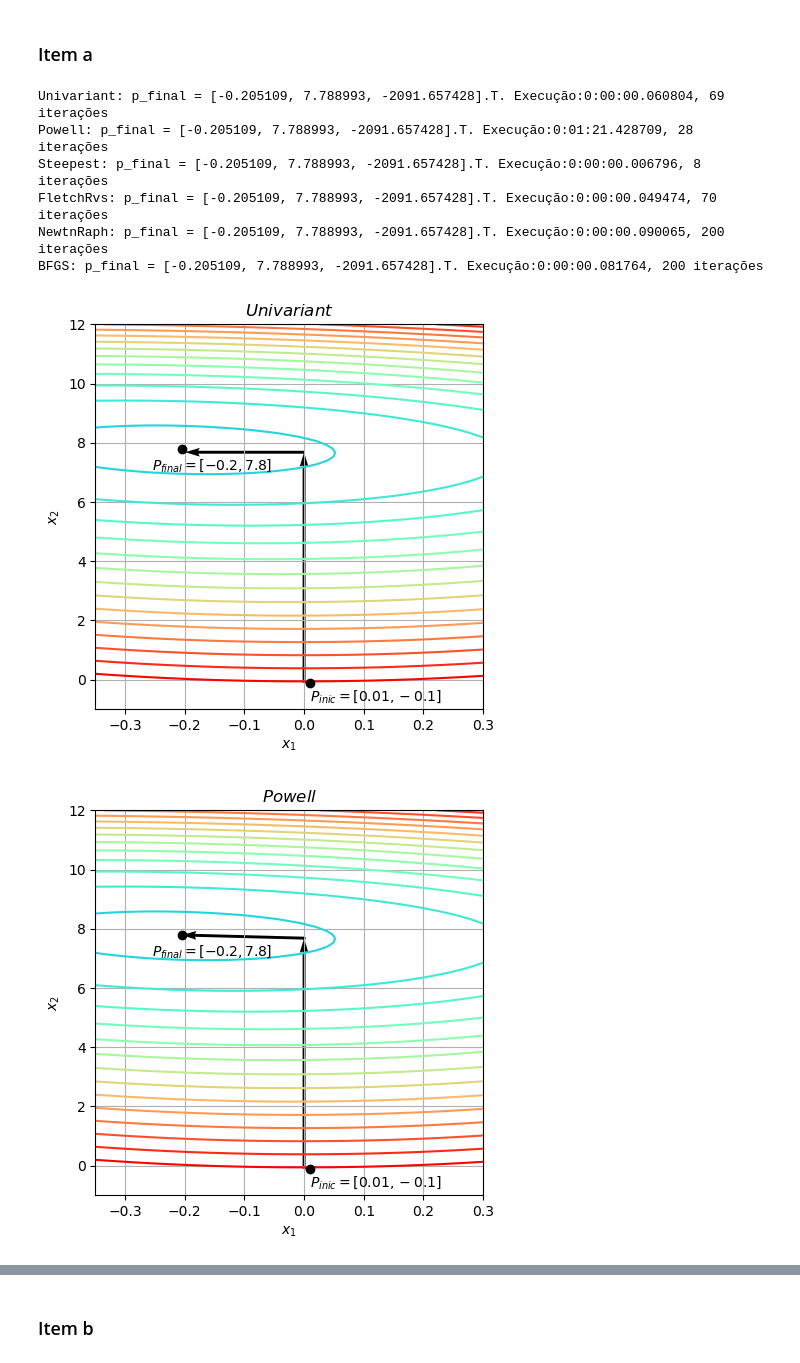
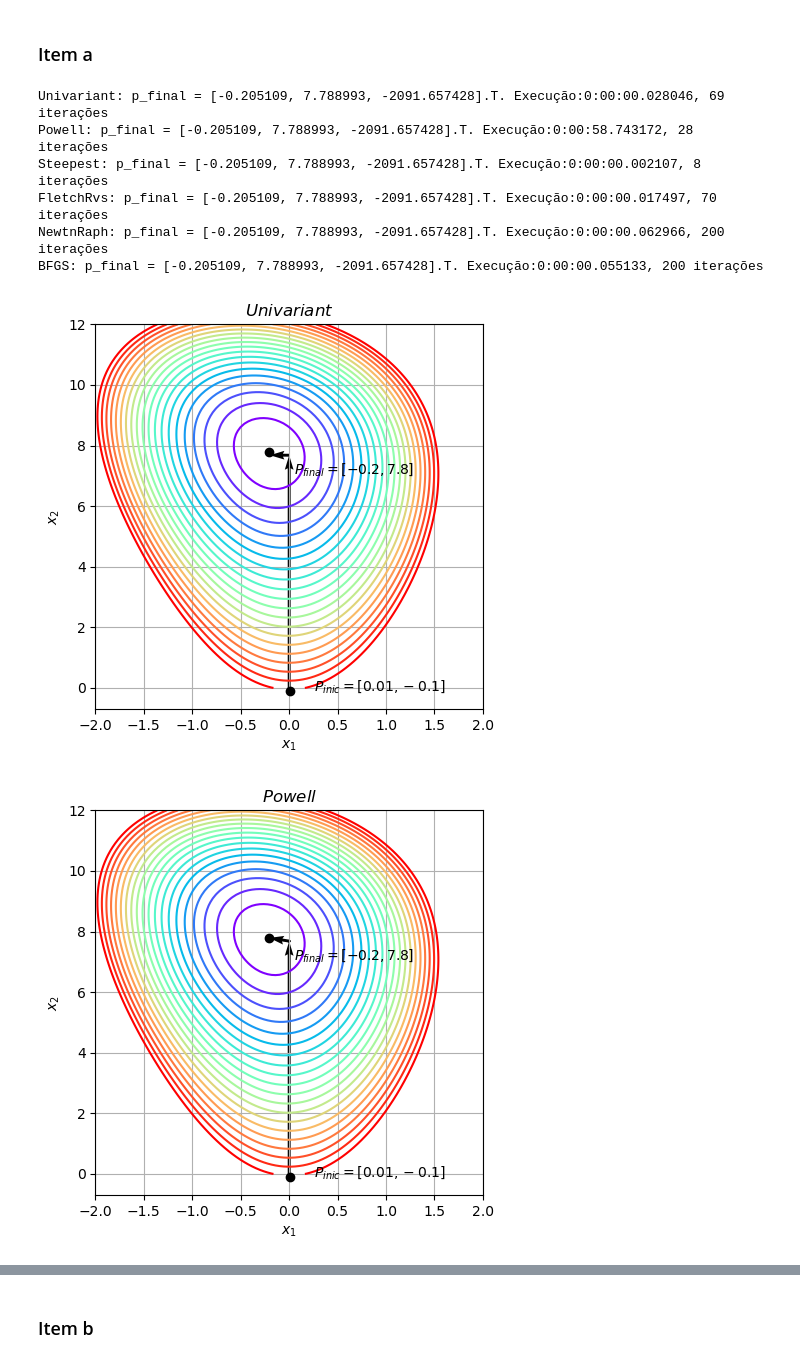
Before and after one commit to prj-phcp/MEC2403_Activities, a Jupyter notebook: Trabalho1/Trabalho1.ipynb, the cells around one changed output, grey strips where cells are left out. Drawn from its saved outputs; the diff is of its cells as text; code cells hidden in the pictures.

Commit message:
Finalização Trabalho01

```diff
--- a/Trabalho1/Trabalho1.ipynb
+++ b/Trabalho1/Trabalho1.ipynb
@@ -233,48 +233,48 @@ points = [
 # %%
 item = 'a'
 
-x = np.linspace(-0.35, 0.3, 100)
-y = np.linspace(-1, 12, 100)
+x = np.linspace(-2, 2, 100)
+y = np.linspace(-0, 12, 100)
 X, Y = np.meshgrid(x, y)
 Z = f(X, Y)
 
-levels = np.linspace(-3000,20, 20)
+levels = np.linspace(-2000,20, 20)
 
 
 for name, optimizer in optimizrs:
     fig, ax = plt.subplots(1,1, figsize=(5, 5))
     ax = [ax]
     ax[0].contour(X, Y, Z, levels,cmap='rainbow')
     #ax[1].plot([0, 60], [0,0], 'b')
     for p_inicial, color in points:
         t_init = datetime.datetime.now()
         p_final = optimizer(f, p_inicial, step)
         t_final = datetime.datetime.now()
         print(f'{name}: p_final = [{p_final[0]:.6f}, {p_final[1]:.6f}, {f(*p_final):.6f}].T. Execução:{t_final - t_init}, {optimizer.iter} iterações')
         ax[0].plot(*p_inicial, f'{color}o')
-        ax[0].text(p_inicial[0], p_inicial[1]-0.6, f'$P_{{inic}} = [{p_inicial[0]}, {p_inicial[1]}]$', color=color)
+        ax[0].text(p_inicial[0]+0.25, p_inicial[1], f'$P_{{inic}} = [{p_inicial[0]}, {p_inicial[1]}]$', color=color)
         ax[0].plot(*p_final, 'ko')
-        ax[0].text(p_final[0]-0.05, p_final[1]-0.7, f'$P_{{final}} = [{p_final[0]:.1f}, {p_final[1]:.1f}]$', color='k')
+        ax[0].text(p_final[0]+0.25, p_final[1]-0.7, f'$P_{{final}} = [{p_final[0]:.1f}, {p_final[1]:.1f}]$', color='k')
         cache = optimizer.get_history()
         for i in range(len(cache)-1):
             p_i = cache[i]
             p_f = cache[i+1]
             ax[0].quiver(p_i[0], p_i[1], p_f[0]-p_i[0], p_f[1]-p_i[1], color=color, angles='xy', scale_units='xy', scale=1)#, label='Passo completo')
             #ax[1].plot([0, 30+p_f[0], 60], [0, -p_f[1], 0], color='red', alpha=0.2)
             #ax[1].quiver(30 + p_i[0], -p_i[1], p_f[0]-p_i[0], -p_f[1]+p_i[1], color='red', alpha=0.2, angles='xy', scale_units='xy', scale=1)
     ax[0].grid()
     #ax[1].grid()
     #ax.legend()
     ax[0].set_xlabel('$x_1$')
     ax[0].set_ylabel('$x_2$')
     ax[0].set_title(f'${name}$')
     fig.savefig(f'images/q2{item}_{name}.pdf')
 # %% [output]
-Univariant: p_final = [-0.205109, 7.788993, -2091.657428].T. Execução:0:00:00.060804, 69 iterações
-Powell: p_final = [-0.205109, 7.788993, -2091.657428].T. Execução:0:01:21.428709, 28 iterações
-Steepest: p_final = [-0.205109, 7.788993, -2091.657428].T. Execução:0:00:00.006796, 8 iterações
-FletchRvs: p_final = [-0.205109, 7.788993, -2091.657428].T. Execução:0:00:00.049474, 70 iterações
-NewtnRaph: p_final = [-0.205109, 7.788993, -2091.657428].T. Execução:0:00:00.090065, 200 iterações
-BFGS: p_final = [-0.205109, 7.788993, -2091.657428].T. Execução:0:00:00.081764, 200 iterações
+Univariant: p_final = [-0.205109, 7.788993, -2091.657428].T. Execução:0:00:00.028046, 69 iterações
+Powell: p_final = [-0.205109, 7.788993, -2091.657428].T. Execução:0:00:58.743172, 28 iterações
+Steepest: p_final = [-0.205109, 7.788993, -2091.657428].T. Execução:0:00:00.002107, 8 iterações
+FletchRvs: p_final = [-0.205109, 7.788993, -2091.657428].T. Execução:0:00:00.017497, 70 iterações
+NewtnRaph: p_final = [-0.205109, 7.788993, -2091.657428].T. Execução:0:00:00.062966, 200 iterações
+BFGS: p_final = [-0.205109, 7.788993, -2091.657428].T. Execução:0:00:00.055133, 200 iterações
-[figure, old version]
+[figure, new version]
-[figure, old version]
+[figure, new version]
```
Also changed, not shown: parts of 1 cell of this notebook, 10 other files.
